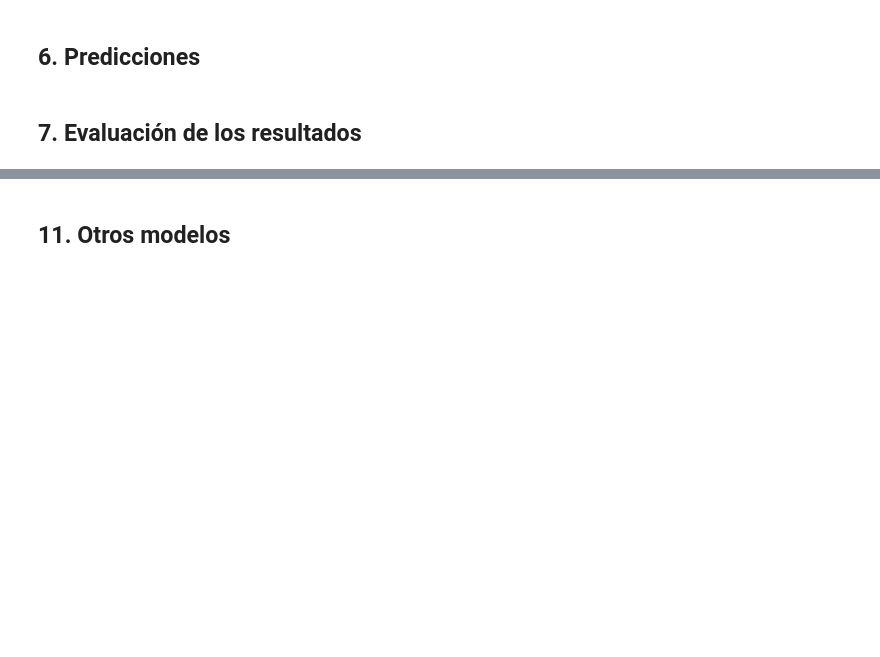
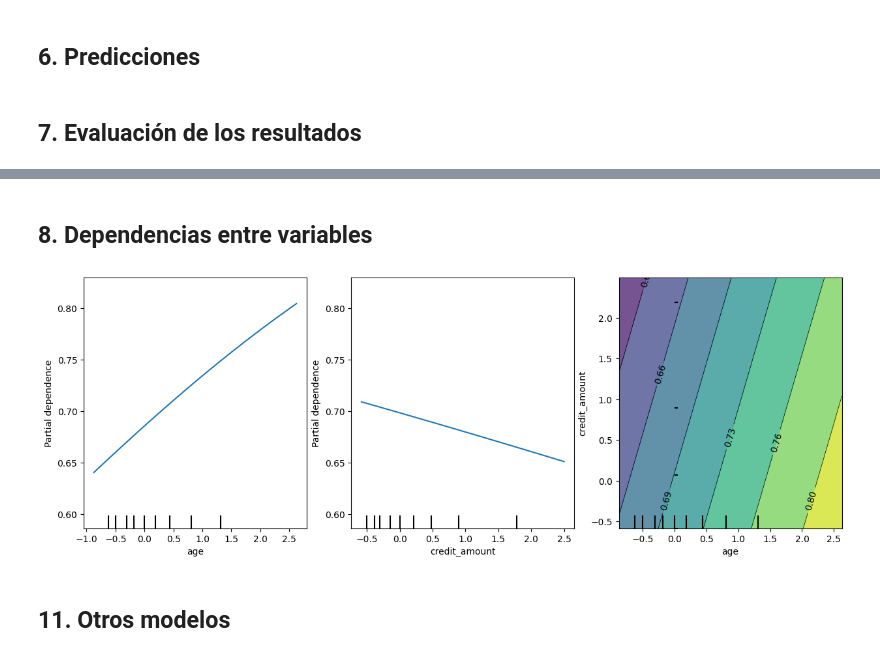
Before and after one commit to JorgeLlorente/FraudDetection, a Jupyter notebook: fraud.ipynb, the cells around one changed output, grey strips where cells are left out. Cells and saved outputs as stored; diff of their text form; code cells hidden in the pictures; blank space fills up the shorter version.

```diff
--- a/fraud.ipynb
+++ b/fraud.ipynb
@@ -583,3 +582,11 @@ PrecisionRecallDisplay.from_estimator(log_reg, X_val_prep, y_val)
+# %% [markdown]
+## 8. Dependencias entre variables
+# %%
+from sklearn.inspection import PartialDependenceDisplay
+fig, ax = plt.subplots(nrows=1, ncols=3, figsize=(15,5))
+disp1 = PartialDependenceDisplay.from_estimator(log_reg, X_train_prep, ["age", "credit_amount", ("age", "credit_amount")], ax=ax)
+# %% [output]
+[figure, added]
 # %% [markdown]
 ## 11. Otros modelos
 # %% [markdown]
```
Also changed, not shown: parts of 14 cells of this notebook.
